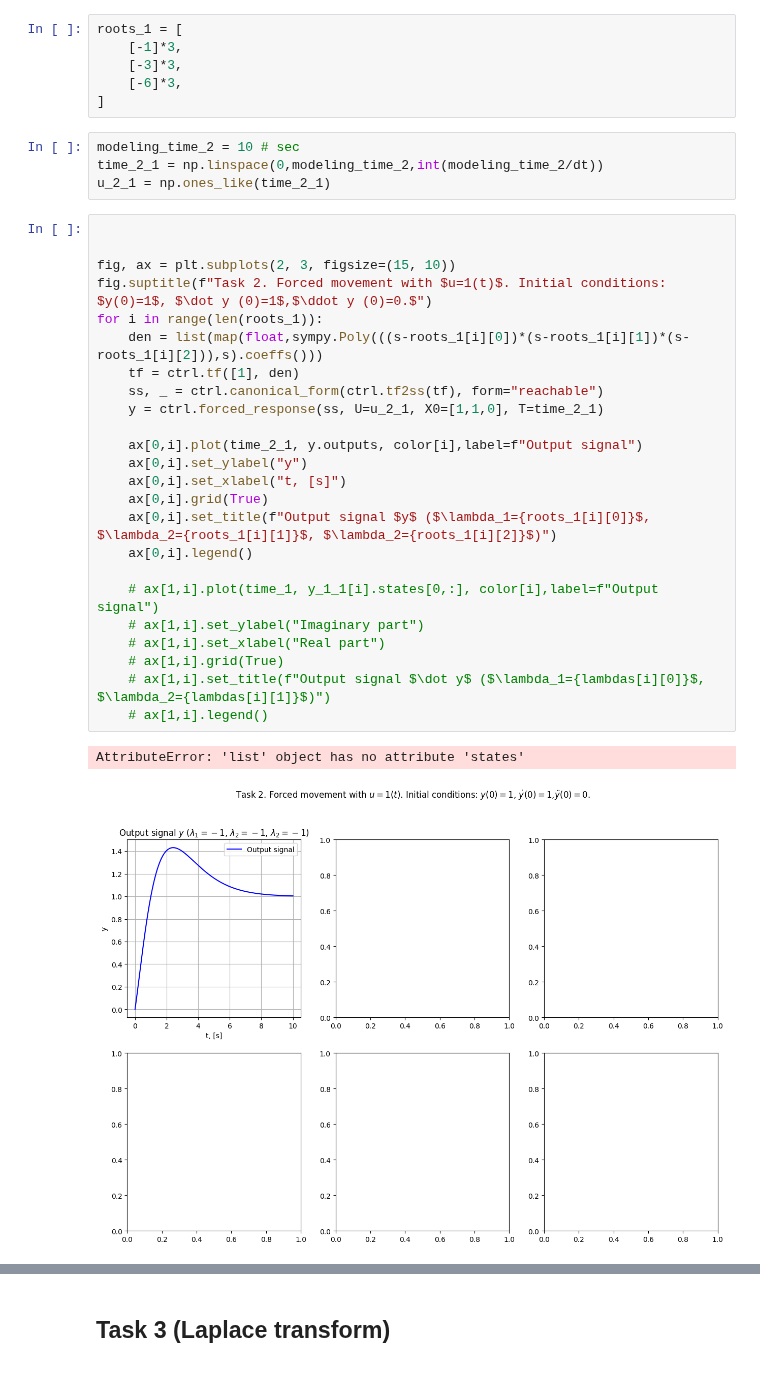
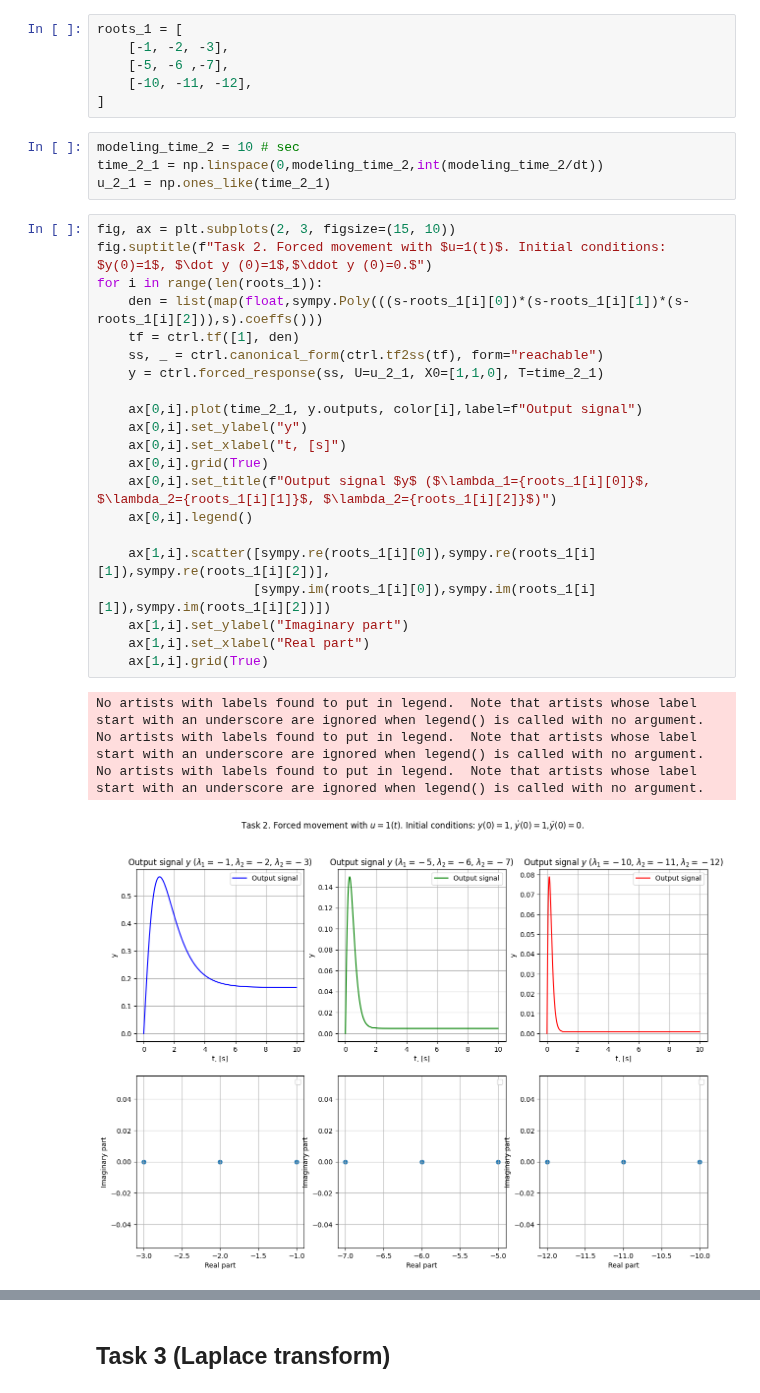
Before and after one commit to diuzhevVlad/control-theory-itmo-2023-2024, a Jupyter notebook: Lab3/Lab3.ipynb, the cells around one changed output, grey strips where cells are left out. Saved outputs shown, nothing was run; the diff lists cells and outputs as text.

```diff
--- a/Lab3/Lab3.ipynb
+++ b/Lab3/Lab3.ipynb
@@ -162,38 +162,37 @@ for j in range(3):
 s = sympy.symbols("s")
 # %%
 roots_1 = [
-    [-1]*3,
-    [-3]*3,
-    [-6]*3,
+    [-1, -2, -3],
+    [-5, -6 ,-7],
+    [-10, -11, -12],
 ]
 # %%
 modeling_time_2 = 10 # sec
 time_2_1 = np.linspace(0,modeling_time_2,int(modeling_time_2/dt))
 u_2_1 = np.ones_like(time_2_1)
 # %%
-
-
 fig, ax = plt.subplots(2, 3, figsize=(15, 10))
 fig.suptitle(f"Task 2. Forced movement with $u=1(t)$. Initial conditions: $y(0)=1$, $\dot y (0)=1$,$\ddot y (0)=0.$")
 for i in range(len(roots_1)):
     den = list(map(float,sympy.Poly(((s-roots_1[i][0])*(s-roots_1[i][1])*(s-roots_1[i][2])),s).coeffs()))
     tf = ctrl.tf([1], den)
     ss, _ = ctrl.canonical_form(ctrl.tf2ss(tf), form="reachable")
     y = ctrl.forced_response(ss, U=u_2_1, X0=[1,1,0], T=time_2_1)
 
     ax[0,i].plot(time_2_1, y.outputs, color[i],label=f"Output signal")
     ax[0,i].set_ylabel("y")
     ax[0,i].set_xlabel("t, [s]")
     ax[0,i].grid(True)
     ax[0,i].set_title(f"Output signal $y$ ($\lambda_1={roots_1[i][0]}$, $\lambda_2={roots_1[i][1]}$, $\lambda_2={roots_1[i][2]}$)")
     ax[0,i].legend()
 
-    # ax[1,i].plot(time_1, y_1_1[i].states[0,:], color[i],label=f"Output signal")
-    # ax[1,i].set_ylabel("Imaginary part")
-    # ax[1,i].set_xlabel("Real part")
-    # ax[1,i].grid(True)
-    # ax[1,i].set_title(f"Output signal $\dot y$ ($\lambda_1={lambdas[i][0]}$, $\lambda_2={lambdas[i][1]}$)")
-    # ax[1,i].legend()
+    ax[1,i].scatter([sympy.re(roots_1[i][0]),sympy.re(roots_1[i][1]),sympy.re(roots_1[i][2])],
+                    [sympy.im(roots_1[i][0]),sympy.im(roots_1[i][1]),sympy.im(roots_1[i][2])])
+    ax[1,i].set_ylabel("Imaginary part")
+    ax[1,i].set_xlabel("Real part")
+    ax[1,i].grid(True)
 # %% [output]
-AttributeError: 'list' object has no attribute 'states'
+No artists with labels found to put in legend.  Note that artists whose label start with an underscore are ignored when legend() is called with no argument.
+No artists with labels found to put in legend.  Note that artists whose label start with an underscore are ignored when legend() is called with no argument.
+No artists with labels found to put in legend.  Note that artists whose label start with an underscore are ignored when legend() is called with no argument.
-[figure, old version]
+[figure, new version]
```
Also changed, not shown: parts of 25 cells of this notebook.
